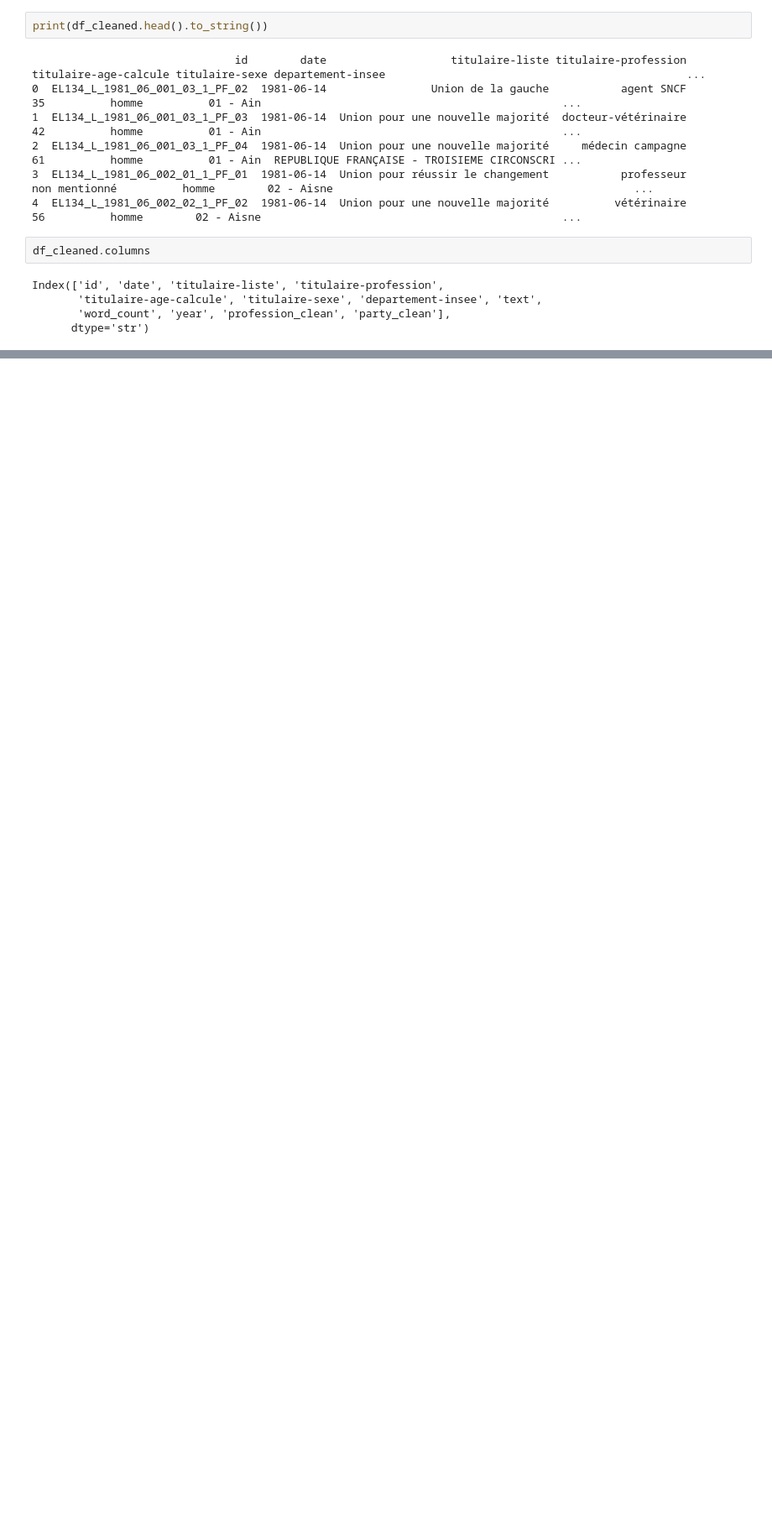
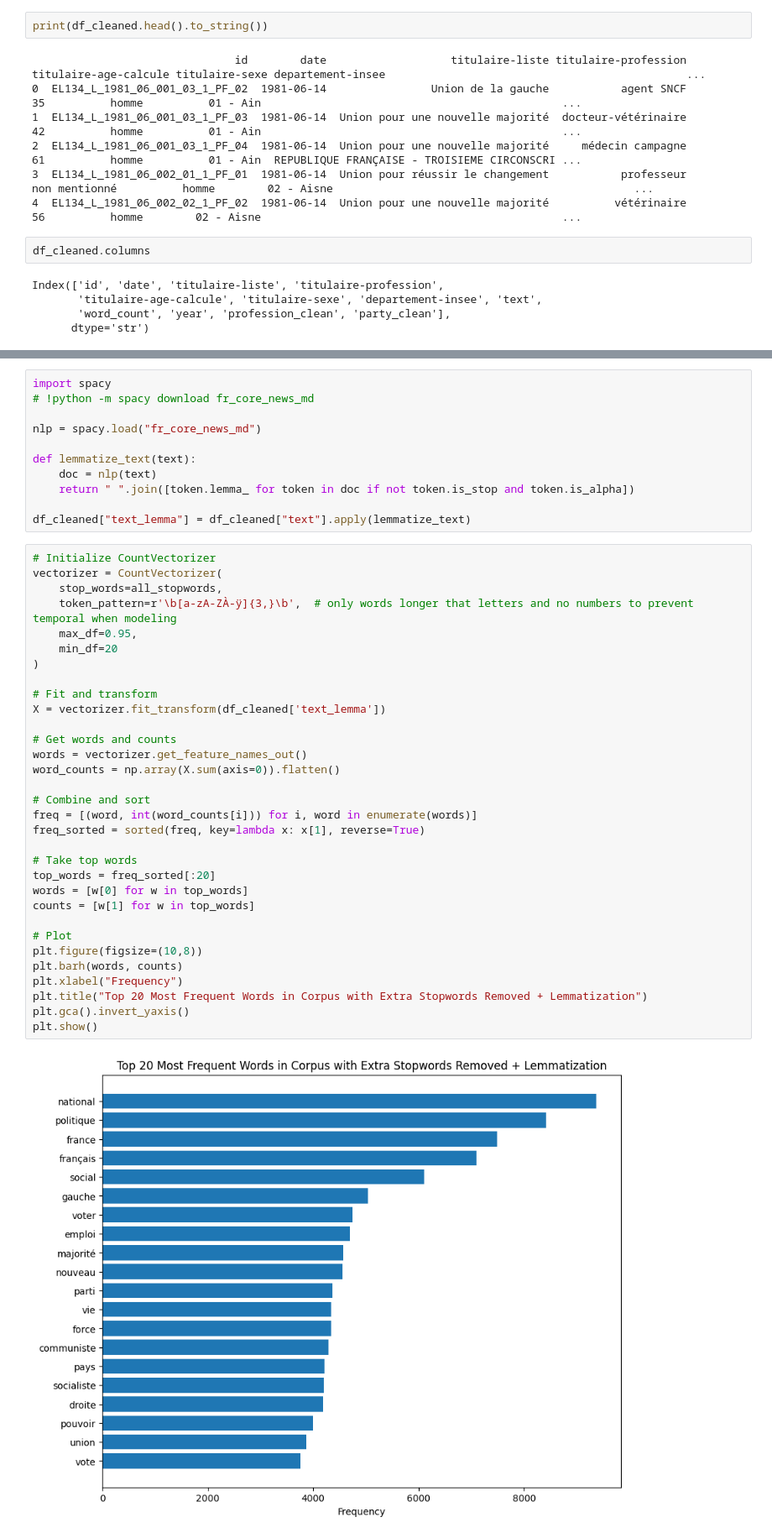
Before and after one commit to sarakpyny/NLP-Course-Ensae, a Jupyter notebook: Project/notebooks/02_eda.ipynb, the cells around one changed output, grey strips where cells are left out. Shown at 84% size. Drawn from its saved outputs; the diff is of its cells as text; blank space fills up the shorter version.

```diff
--- a/Project/notebooks/02_eda.ipynb
+++ b/Project/notebooks/02_eda.ipynb
@@ -155,0 +279,45 @@ freq_sorted[:30]
+# %%
+import spacy
+# !python -m spacy download fr_core_news_md
+
+nlp = spacy.load("fr_core_news_md")
+
+def lemmatize_text(text):
+    doc = nlp(text)
+    return " ".join([token.lemma_ for token in doc if not token.is_stop and token.is_alpha])
+
+df_cleaned["text_lemma"] = df_cleaned["text"].apply(lemmatize_text)
+# %%
+# Initialize CountVectorizer
+vectorizer = CountVectorizer(
+    stop_words=all_stopwords,
+    token_pattern=r'\b[a-zA-ZÀ-ÿ]{3,}\b',  # only words longer that letters and no numbers to prevent temporal when modeling
+    max_df=0.95,
+    min_df=20
+)
+
+# Fit and transform
+X = vectorizer.fit_transform(df_cleaned['text_lemma'])
+
+# Get words and counts
+words = vectorizer.get_feature_names_out()
+word_counts = np.array(X.sum(axis=0)).flatten()
+
+# Combine and sort
+freq = [(word, int(word_counts[i])) for i, word in enumerate(words)]
+freq_sorted = sorted(freq, key=lambda x: x[1], reverse=True)
+
+# Take top words
+top_words = freq_sorted[:20]
+words = [w[0] for w in top_words]
+counts = [w[1] for w in top_words]
+
+# Plot
+plt.figure(figsize=(10,8))
+plt.barh(words, counts)
+plt.xlabel("Frequency")
+plt.title("Top 20 Most Frequent Words in Corpus with Extra Stopwords Removed + Lemmatization")
+plt.gca().invert_yaxis()
+plt.show()
+# %% [output]
+[figure, added]
```
Also changed, not shown: parts of 25 cells of this notebook.
